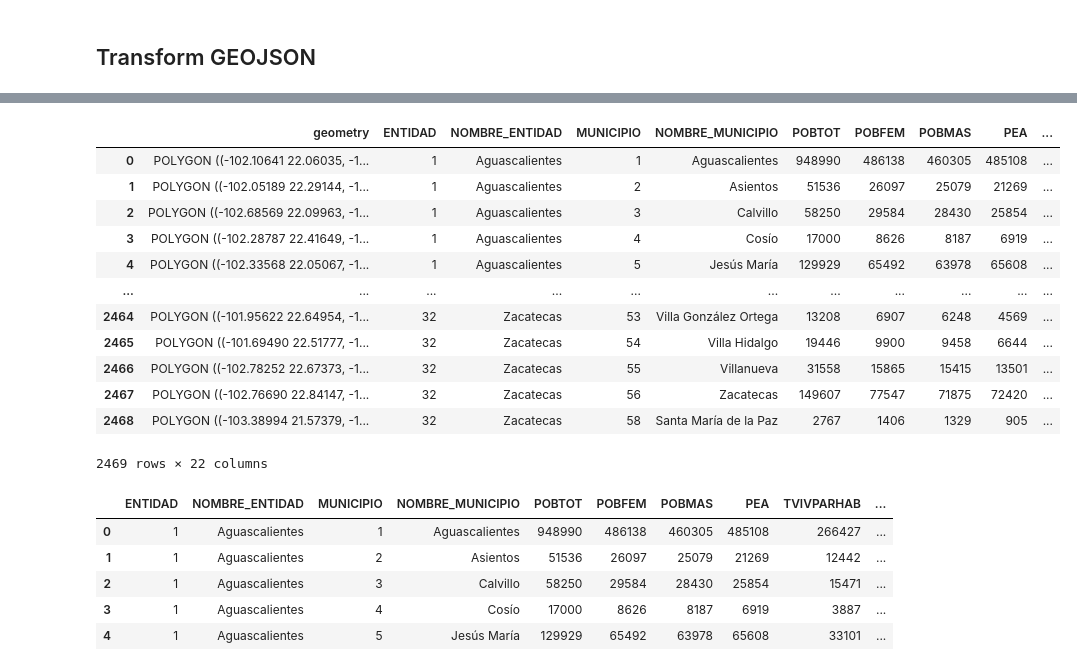
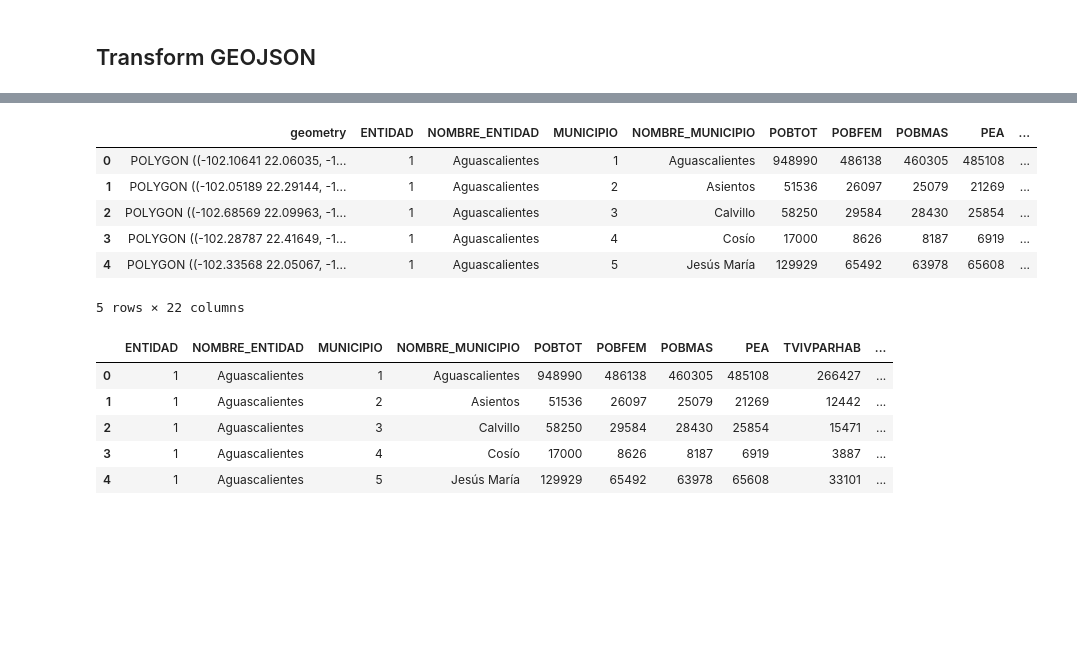
Before and after one commit to Casio04/Mexico-digital-inclusion-2020, a Jupyter notebook: data_processing/ETL_MUN.ipynb, the cells around one changed output, grey strips where cells are left out. Drawn from its saved outputs; the diff is of its cells as text; code cells hidden in the pictures; blank space fills up the shorter version.

```diff
--- a/data_processing/ETL_MUN.ipynb
+++ b/data_processing/ETL_MUN.ipynb
@@ -200,7 +200,7 @@ final_df.to_csv("data/Censo.csv", index = False)
 ## Transform GEOJSON
 # %%
 # Her we read again the data so we can start this part without doing all the extract part again
-data = pd.read_csv("data/Censo.csv")
+data = pd.read_csv("../data/Censo.csv")
 # %%
 ## Loop for get every GeoJSON from the shape files by municipalities
 directory = 'C:/Users/Carlo/OneDrive/Escritorio/Proyecto 2/Municipios/'
@@ -276,21 +270,15 @@ merge
 # %%
 # Drop repeated columns
 merge = merge.drop(columns=['CVEGEO','CVE_ENT','CVE_MUN', 'NOMGEO'])
-merge
+merge.head()
 # %% [output]
 |  | geometry | ENTIDAD | NOMBRE_ENTIDAD | MUNICIPIO | NOMBRE_MUNICIPIO | POBTOT | POBFEM | POBMAS | PEA | ... |
 | 0 | POLYGON ((-102.10641 22.06035, -1... | 1 | Aguascalientes | 1 | Aguascalientes | 948990 | 486138 | 460305 | 485108 | ... |
 | 1 | POLYGON ((-102.05189 22.29144, -1... | 1 | Aguascalientes | 2 | Asientos | 51536 | 26097 | 25079 | 21269 | ... |
 | 2 | POLYGON ((-102.68569 22.09963, -1... | 1 | Aguascalientes | 3 | Calvillo | 58250 | 29584 | 28430 | 25854 | ... |
 | 3 | POLYGON ((-102.28787 22.41649, -1... | 1 | Aguascalientes | 4 | Cosío | 17000 | 8626 | 8187 | 6919 | ... |
 | 4 | POLYGON ((-102.33568 22.05067, -1... | 1 | Aguascalientes | 5 | Jesús María | 129929 | 65492 | 63978 | 65608 | ... |
-| ... | ... | ... | ... | ... | ... | ... | ... | ... | ... | ... |
-| 2464 | POLYGON ((-101.95622 22.64954, -1... | 32 | Zacatecas | 53 | Villa González Ortega | 13208 | 6907 | 6248 | 4569 | ... |
-| 2465 | POLYGON ((-101.69490 22.51777, -1... | 32 | Zacatecas | 54 | Villa Hidalgo | 19446 | 9900 | 9458 | 6644 | ... |
-| 2466 | POLYGON ((-102.78252 22.67373, -1... | 32 | Zacatecas | 55 | Villanueva | 31558 | 15865 | 15415 | 13501 | ... |
-| 2467 | POLYGON ((-102.76690 22.84147, -1... | 32 | Zacatecas | 56 | Zacatecas | 149607 | 77547 | 71875 | 72420 | ... |
-| 2468 | POLYGON ((-103.38994 21.57379, -1... | 32 | Zacatecas | 58 | Santa María de la Paz | 2767 | 1406 | 1329 | 905 | ... |
-2469 rows × 22 columns
+5 rows × 22 columns
 # %%
 # Move geometry to the end of the data_frame
 merge.columns
```
Also changed, not shown: parts of 4 cells of this notebook, 4 other files.
